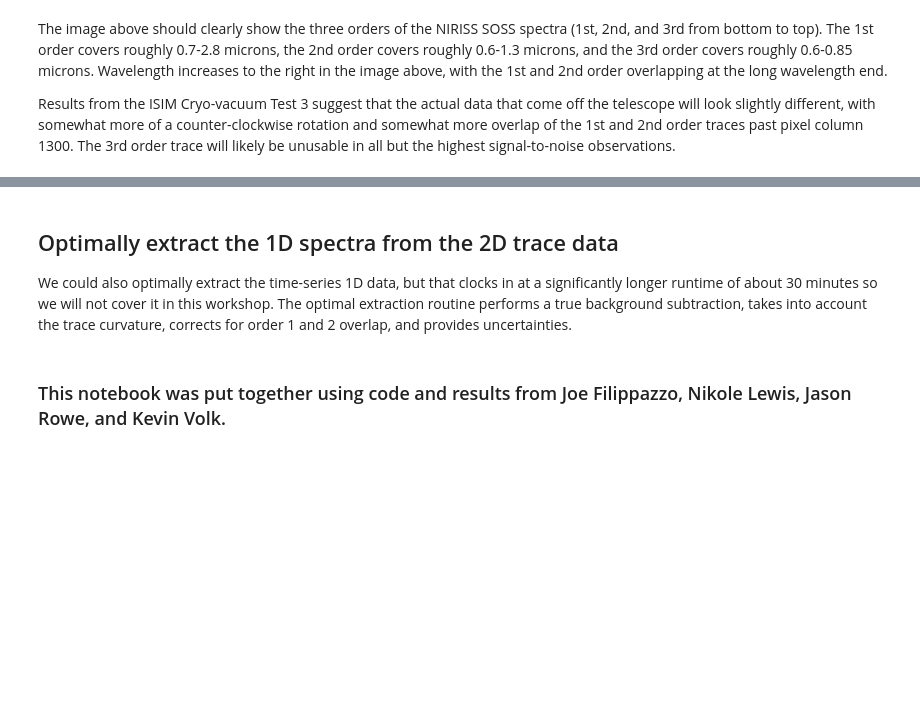
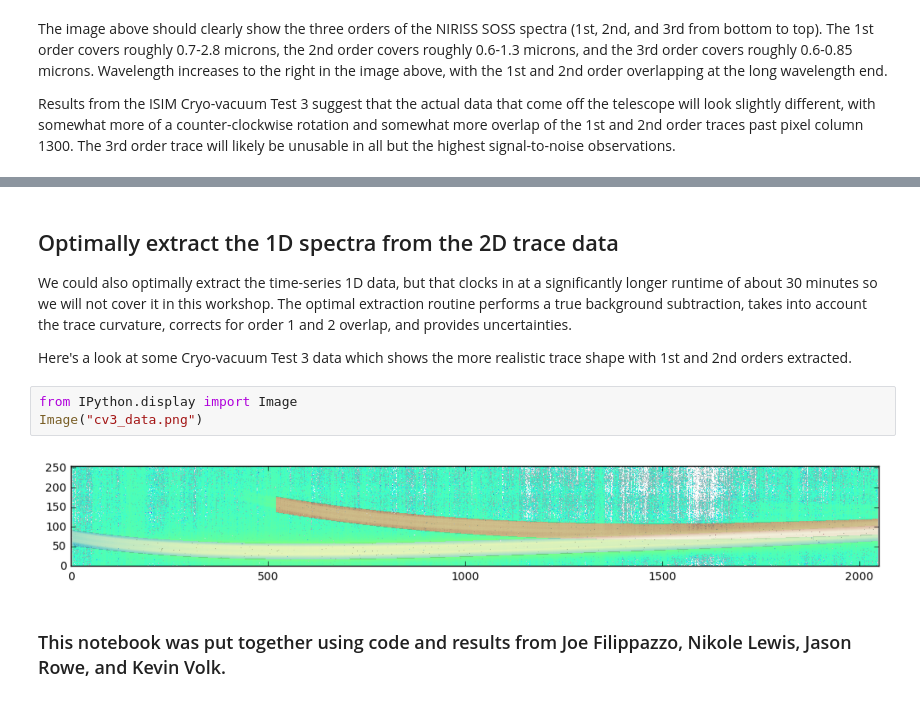
Before and after one commit to ExoCTK/ETEO_JWST, a Jupyter notebook: extract1D/Extract Time Series Spectra.ipynb, the cells around one changed output, grey strips where cells are left out. Drawn from its saved outputs; the diff is of its cells as text; blank space fills up the shorter version.

```diff
--- a/extract1D/Extract Time Series Spectra.ipynb
+++ b/extract1D/Extract Time Series Spectra.ipynb
@@ -115,5 +137,12 @@ np.savez('data/extracted_1D_spectra.npz', x=wavelength, y=counts)
 ## Optimally extract the 1D spectra from the 2D trace data
 
 We could also optimally extract the time-series 1D data, but that clocks in at a significantly longer runtime of about 30 minutes so we will not cover it in this workshop. The optimal extraction routine performs a true background subtraction, takes into account the trace curvature, corrects for order 1 and 2 overlap, and provides uncertainties.
+
+Here's a look at some Cryo-vacuum Test 3 data which shows the more realistic trace shape with 1st and 2nd orders extracted.
+# %%
+from IPython.display import Image
+Image("cv3_data.png")
+# %% [output]
+[figure, added]
 # %% [markdown]
 ### This notebook was put together using code and results from Joe Filippazzo, Nikole Lewis, Jason Rowe, and Kevin Volk.
```
Also changed, not shown: parts of 5 cells of this notebook, 4 other files.
